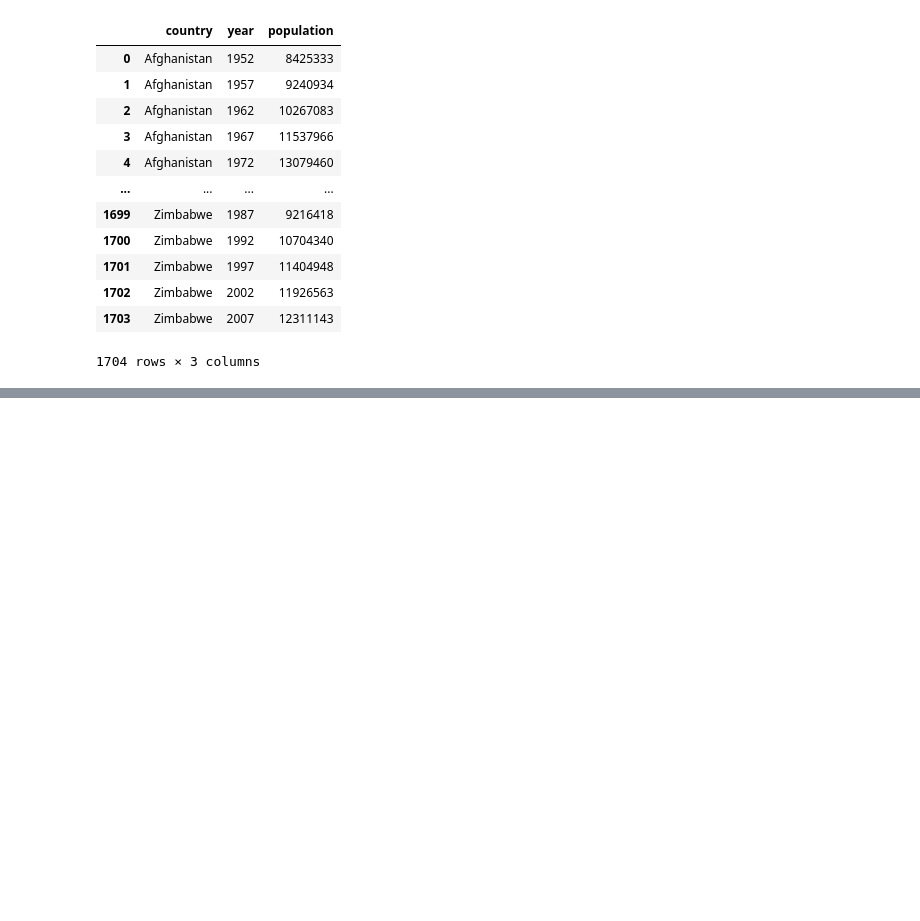
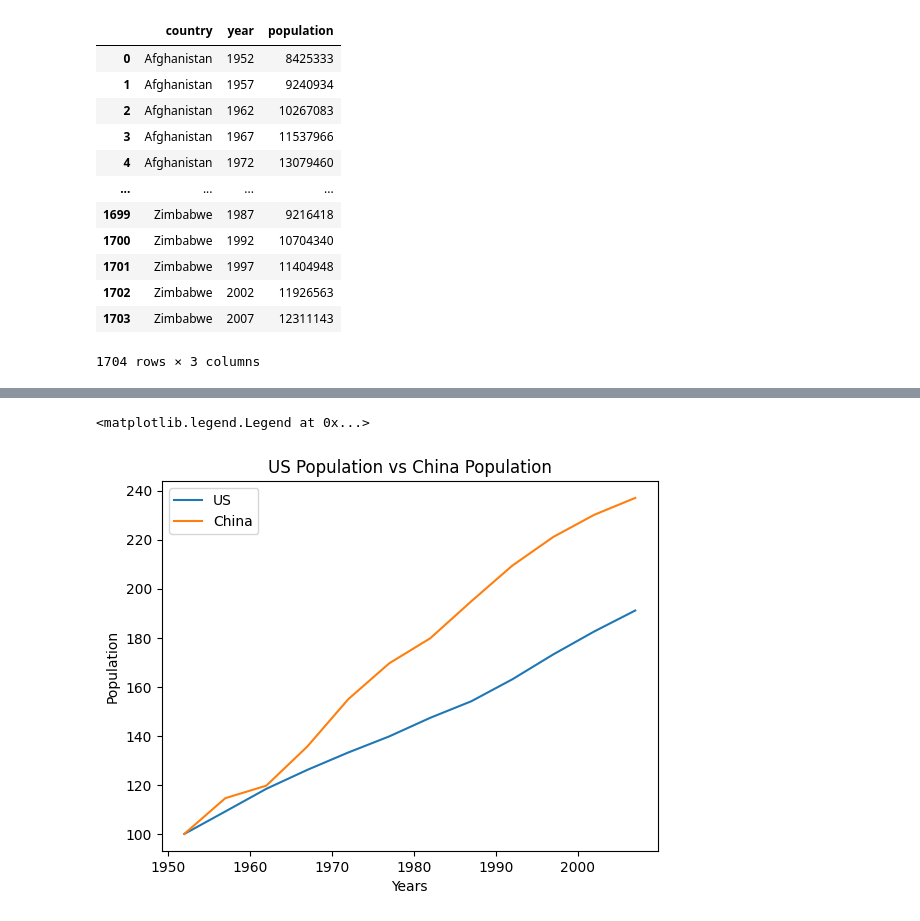
Before and after one commit to Joscord/matplotlib-tutorial, a Jupyter notebook: script.ipynb, the cells around one changed output, grey strips where cells are left out. Drawn from its saved outputs; the diff is of its cells as text; code cells hidden in the pictures; blank space fills up the shorter version.

Commit message:
feat: add statement to plot relative population

```diff
--- a/script.ipynb
+++ b/script.ipynb
@@ -94,0 +95,11 @@ plt.legend(["US", "China"])
+# %%
+# Podemos comparar las cantidades relativas en lugar del valor absoluto. Para esto podemos hacer lo siguiente
+plt.plot(us.year, us.population / us.population.iloc[0] *100)
+plt.plot(china.year, china.population / china.population.iloc[0] * 100)
+plt.title("US Population vs China Population")
+plt.xlabel("Years")
+plt.ylabel("Population")
+plt.legend(["US", "China"])
+# %% [output]
+<matplotlib.legend.Legend at 0x...>
+[figure, added]
```
Also changed, not shown: parts of 1 cell of this notebook.
